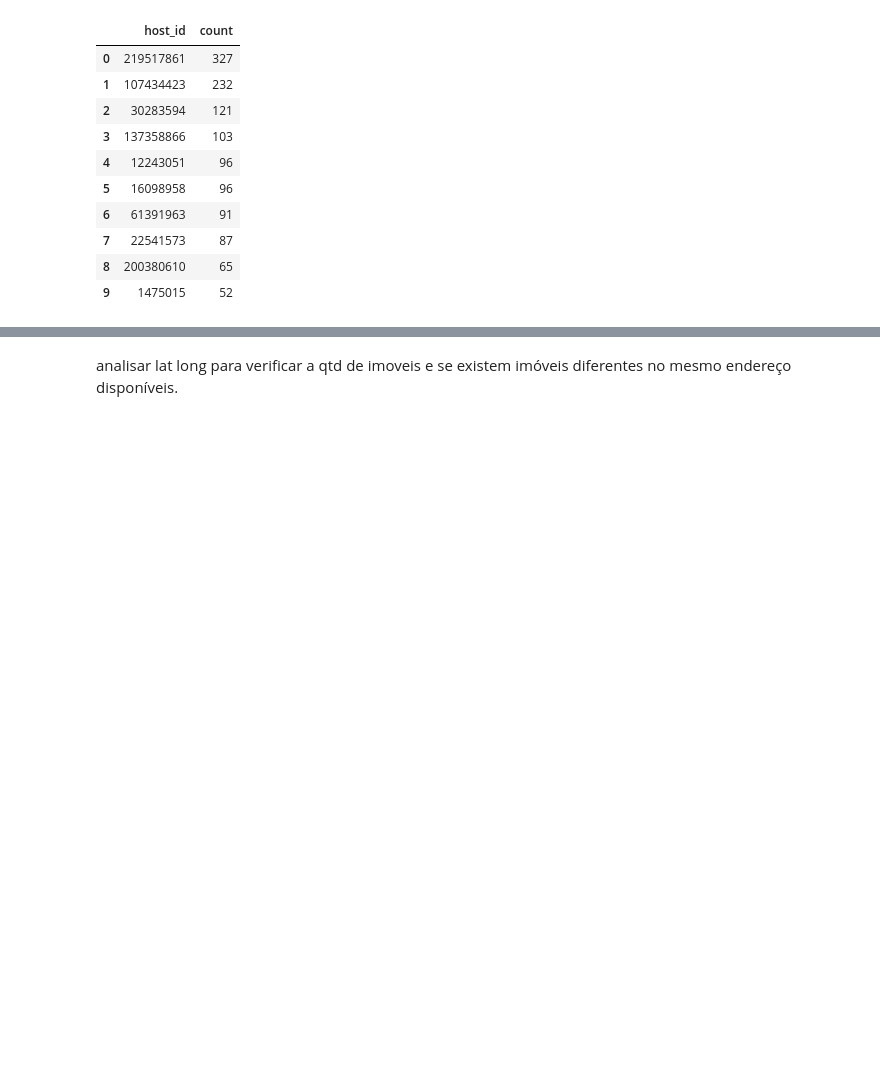
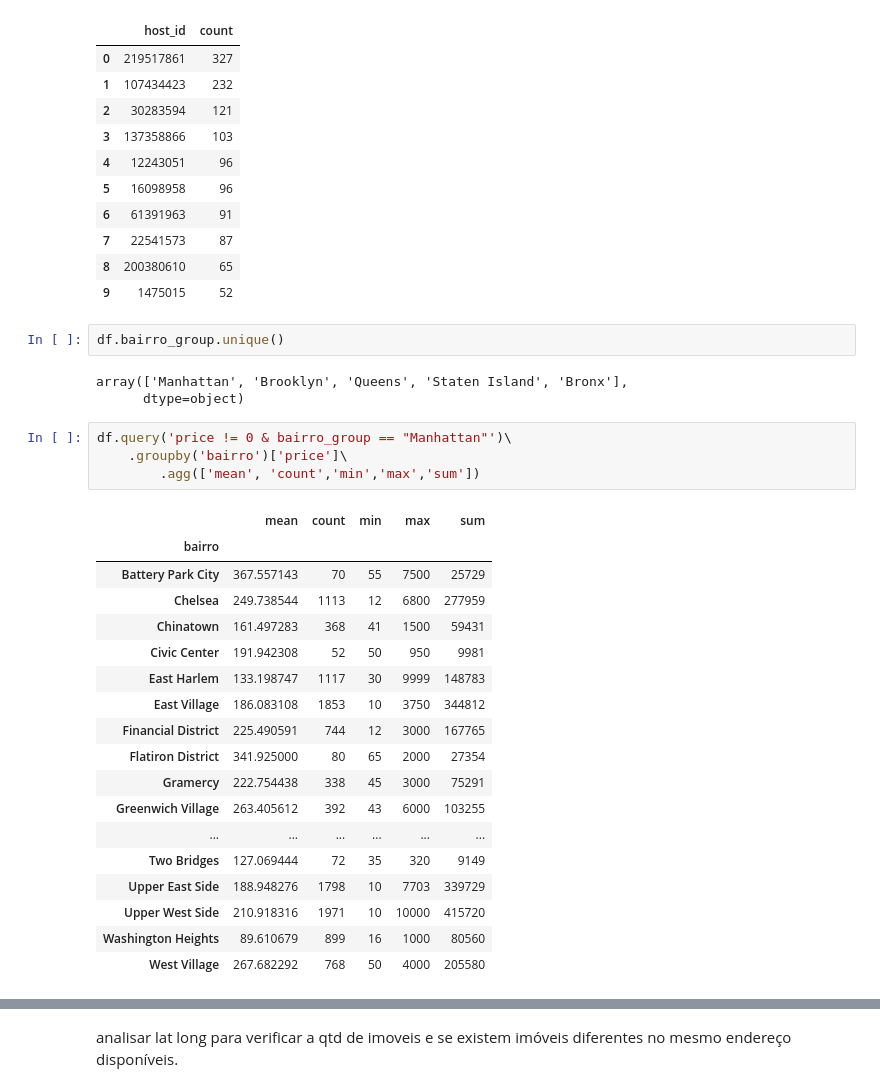
Before and after one commit to AurelioGuilherme/AmbienteDeDesenvolvimento, a Jupyter notebook: Notebooks/data_understanding.ipynb, the cells around one changed output, grey strips where cells are left out. Saved outputs shown, nothing was run; the diff lists cells and outputs as text; blank space fills up the shorter version.

```diff
--- a/Notebooks/data_understanding.ipynb
+++ b/Notebooks/data_understanding.ipynb
@@ -267,3 +305,31 @@ df["host_id"].value_counts().reset_index().sort_values(by='count',ascending=Fals
 | 7 | 22541573 | 87 |
 | 8 | 200380610 | 65 |
 | 9 | 1475015 | 52 |
+# %%
+df.bairro_group.unique()
+# %% [output]
+array(['Manhattan', 'Brooklyn', 'Queens', 'Staten Island', 'Bronx'],
+      dtype=object)
+# %%
+df.query('price != 0 & bairro_group == "Manhattan"')\
+    .groupby('bairro')['price']\
+        .agg(['mean', 'count','min','max','sum'])
+# %% [output]
+|  | mean | count | min | max | sum |
+| bairro |  |  |  |  |  |
+| Battery Park City | 367.557143 | 70 | 55 | 7500 | 25729 |
+| Chelsea | 249.738544 | 1113 | 12 | 6800 | 277959 |
+| Chinatown | 161.497283 | 368 | 41 | 1500 | 59431 |
+| Civic Center | 191.942308 | 52 | 50 | 950 | 9981 |
+| East Harlem | 133.198747 | 1117 | 30 | 9999 | 148783 |
+| East Village | 186.083108 | 1853 | 10 | 3750 | 344812 |
+| Financial District | 225.490591 | 744 | 12 | 3000 | 167765 |
+| Flatiron District | 341.925000 | 80 | 65 | 2000 | 27354 |
+| Gramercy | 222.754438 | 338 | 45 | 3000 | 75291 |
+| Greenwich Village | 263.405612 | 392 | 43 | 6000 | 103255 |
+| ... | ... | ... | ... | ... | ... |
+| Two Bridges | 127.069444 | 72 | 35 | 320 | 9149 |
+| Upper East Side | 188.948276 | 1798 | 10 | 7703 | 339729 |
+| Upper West Side | 210.918316 | 1971 | 10 | 10000 | 415720 |
+| Washington Heights | 89.610679 | 899 | 16 | 1000 | 80560 |
+| West Village | 267.682292 | 768 | 50 | 4000 | 205580 |
```
Also changed, not shown: parts of 8 cells of this notebook, 1 other file.
